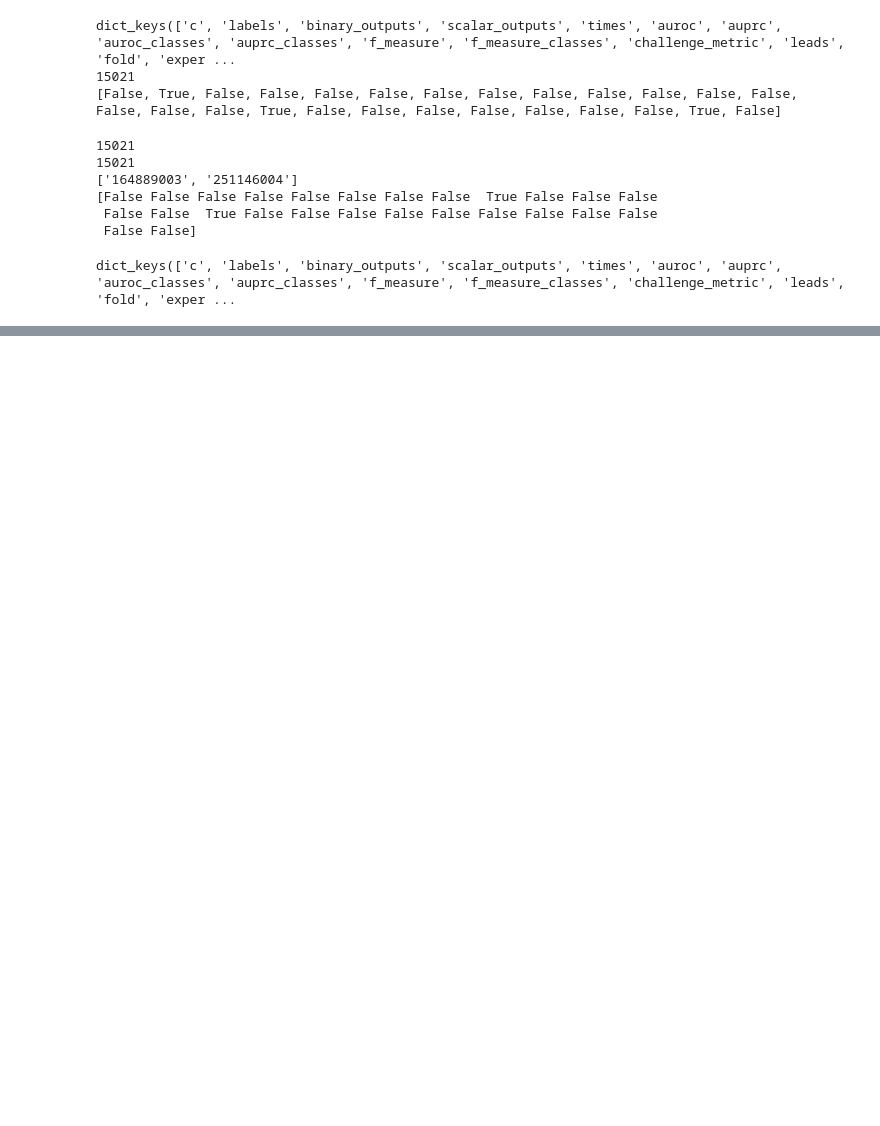
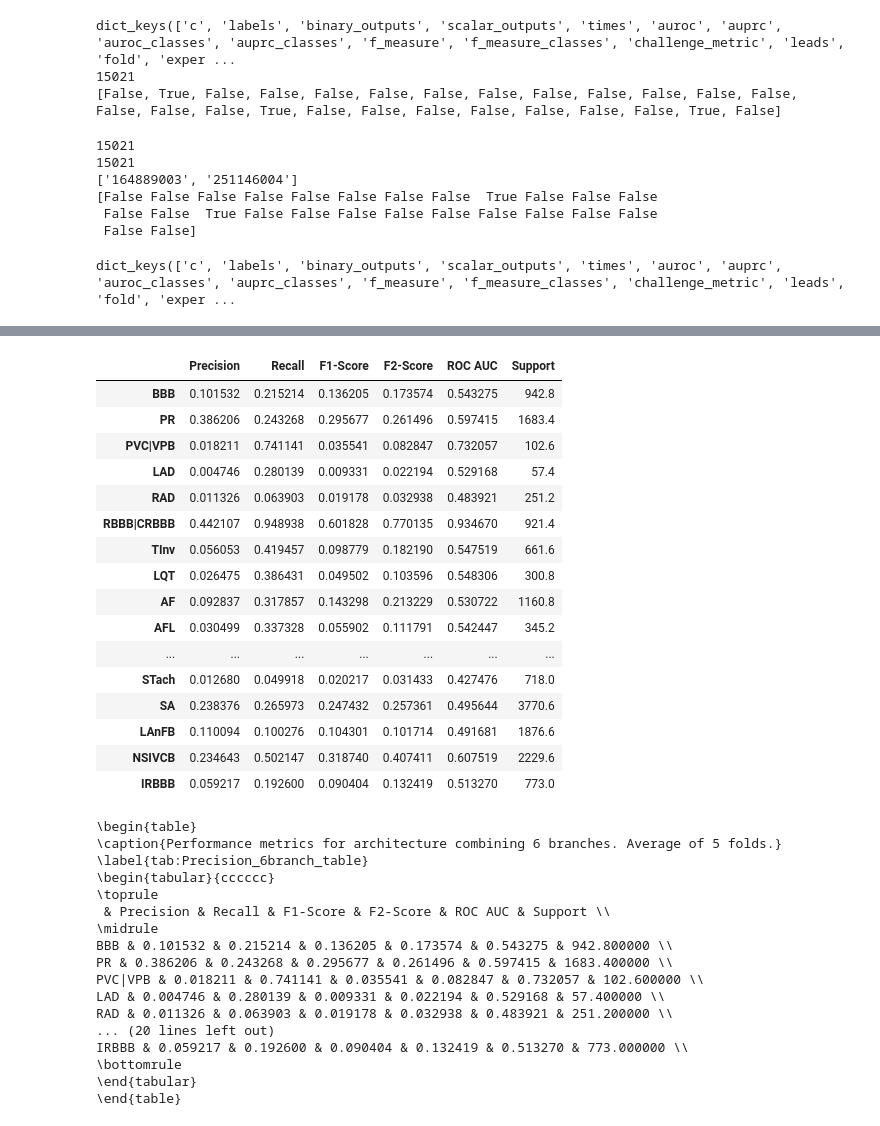
Before and after one commit to ispmor/multibranch-architecture, a Jupyter notebook: precision_recall_analysis.ipynb, the cells around one changed output, grey strips where cells are left out. Drawn from its saved outputs; the diff is of its cells as text; code cells hidden in the pictures; blank space fills up the shorter version.

```diff
--- a/precision_recall_analysis.ipynb
+++ b/precision_recall_analysis.ipynb
@@ -272,0 +260,13 @@ for branch_name, path in branches.items():
+# %%
+def get_df_for_given_metric(final_dict, metric: str):
+    df_base = {}
+    for branch_name, df in final_dict.items():
+        df_base[branch_name] = df[metric]
+
+    return pd.DataFrame(df_base)
+
+metrics = ["Precision", "Recall", "F1-Score", "F2-Score", "ROC AUC", "Support"]
+col_fmt = "".join(["c"] * 6)
+for metric in metrics:
+    df = get_df_for_given_metric(final_dict, metric)
+    print(df.to_latex(index=True, column_format=col_fmt, caption=f"{metric} at each branch per class.",label=f"tab:{metric}_table"))
@@ -272,0 +332,48 @@ for branch_name, path in branches.items():
+# %%
+branch_6_best_lstm="results/experiment_v4.21-Bigger-LSTM-Dropout-hidden-prune-0.05-each-epoch-L1_6_BRANCHES_3s_full_12_LSTM_11_2_training_and_test/2025-03-15"
+dfs = []
+for fold in range(5):
+    fold_results = load_info_for_single_fold(fold, branch_6_best_lstm)
+    y_true = fold_results['labels']
+    y_pred = fold_results['binary_outputs']
+    dfs.append(calculate_all_measures(y_true, y_pred, classes_labels))
+
+df_avg = sum(dfs) / len(dfs)
+df_final = df_avg[["Precision", "Recall", "F1-Score", "F2-Score", "ROC AUC", "Support"]]
+display(df_final)
+print(df_final.to_latex(index=True, column_format=col_fmt, caption=f"Performance metrics for architecture combining 6 branches. Average of 5 folds.",label=f"tab:{metric}_6branch_table"))
+# %% [output]
+|  | Precision | Recall | F1-Score | F2-Score | ROC AUC | Support |
+| BBB | 0.101532 | 0.215214 | 0.136205 | 0.173574 | 0.543275 | 942.8 |
+| PR | 0.386206 | 0.243268 | 0.295677 | 0.261496 | 0.597415 | 1683.4 |
+| PVC|VPB | 0.018211 | 0.741141 | 0.035541 | 0.082847 | 0.732057 | 102.6 |
+| LAD | 0.004746 | 0.280139 | 0.009331 | 0.022194 | 0.529168 | 57.4 |
+| RAD | 0.011326 | 0.063903 | 0.019178 | 0.032938 | 0.483921 | 251.2 |
+| RBBB|CRBBB | 0.442107 | 0.948938 | 0.601828 | 0.770135 | 0.934670 | 921.4 |
+| TInv | 0.056053 | 0.419457 | 0.098779 | 0.182190 | 0.547519 | 661.6 |
+| LQT | 0.026475 | 0.386431 | 0.049502 | 0.103596 | 0.548306 | 300.8 |
+| AF | 0.092837 | 0.317857 | 0.143298 | 0.213229 | 0.530722 | 1160.8 |
+| AFL | 0.030499 | 0.337328 | 0.055902 | 0.111791 | 0.542447 | 345.2 |
+| ... | ... | ... | ... | ... | ... | ... |
+| STach | 0.012680 | 0.049918 | 0.020217 | 0.031433 | 0.427476 | 718.0 |
+| SA | 0.238376 | 0.265973 | 0.247432 | 0.257361 | 0.495644 | 3770.6 |
+| LAnFB | 0.110094 | 0.100276 | 0.104301 | 0.101714 | 0.491681 | 1876.6 |
+| NSIVCB | 0.234643 | 0.502147 | 0.318740 | 0.407411 | 0.607519 | 2229.6 |
+| IRBBB | 0.059217 | 0.192600 | 0.090404 | 0.132419 | 0.513270 | 773.0 |
+\begin{table}
+\caption{Performance metrics for architecture combining 6 branches. Average of 5 folds.}
+\label{tab:Precision_6branch_table}
+\begin{tabular}{cccccc}
+\toprule
+ & Precision & Recall & F1-Score & F2-Score & ROC AUC & Support \\
+\midrule
+BBB & 0.101532 & 0.215214 & 0.136205 & 0.173574 & 0.543275 & 942.800000 \\
+PR & 0.386206 & 0.243268 & 0.295677 & 0.261496 & 0.597415 & 1683.400000 \\
+PVC|VPB & 0.018211 & 0.741141 & 0.035541 & 0.082847 & 0.732057 & 102.600000 \\
+LAD & 0.004746 & 0.280139 & 0.009331 & 0.022194 & 0.529168 & 57.400000 \\
+RAD & 0.011326 & 0.063903 & 0.019178 & 0.032938 & 0.483921 & 251.200000 \\
+... (20 lines left out)
+IRBBB & 0.059217 & 0.192600 & 0.090404 & 0.132419 & 0.513270 & 773.000000 \\
+\bottomrule
+\end{tabular}
+\end{table}
```
Also changed, not shown: parts of 11 cells of this notebook, 1 other file.
